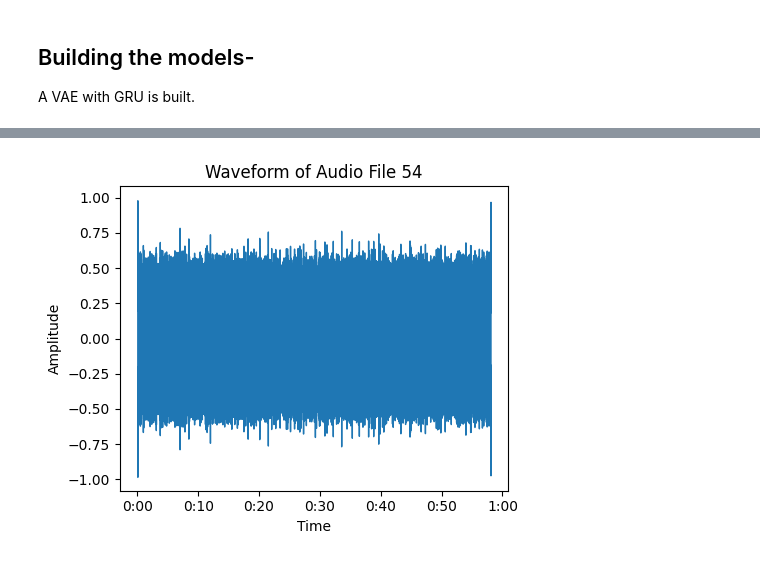
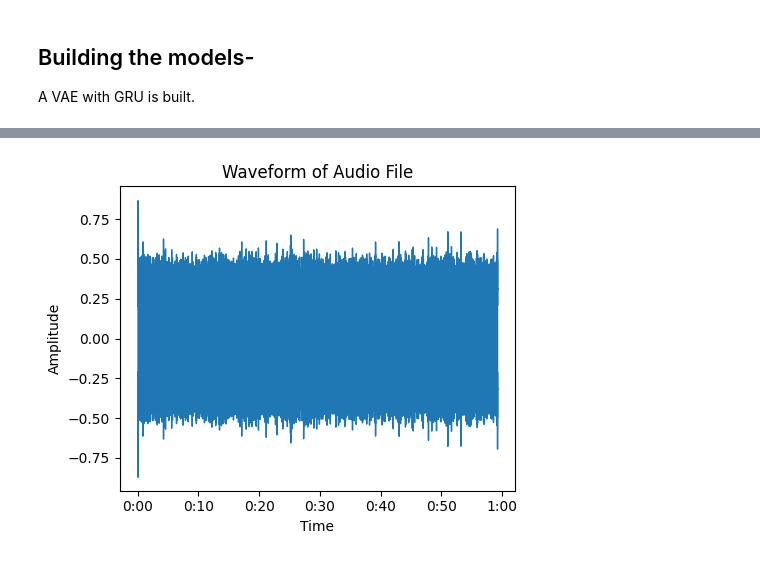
Before and after one commit to sriraj0926/Music-generation, a Jupyter notebook: Deep_Learning_Project.ipynb, the cells around one changed output, grey strips where cells are left out. Cells and saved outputs as stored; diff of their text form; code cells hidden in the pictures.

Commit message:
No progress with better inference

```diff
--- a/Deep_Learning_Project.ipynb
+++ b/Deep_Learning_Project.ipynb
@@ -164,6 +159,6 @@ normalised_spec = (spectrogram - spec_min) / (spec_max - spec_min)
 #normalised_spec = (normalised_spec * 2) - 1
 # %%
-seq_len = 200
+seq_len = 5096
 X = []
 y = []
 for i in range(sample_rate):
@@ -191,8 +187,6 @@ print(X.shape, y.shape)
 #print(X_train.shape)
 # %% [output]
 (63, 410158)
-# %%
-X, y = X.reshape(200, -1), y.reshape(200, -1)
 # %%
 train_size = 0.8
 train_end = int(len(X) * train_size)
@@ -314,18 +352,18 @@ torch.save(model.state_dict(),'/content/gdrive/MyDrive/kaggle/Models/GRUVAE_ver0
 import soundfile as sf
 
 inference = VariationalAutoEncoder(inp)
-inference.load_state_dict(torch.load('/content/gdrive/MyDrive/kaggle/Models/GRUVAE_ver02.pth'))
+inference.load_state_dict(torch.load('/content/gdrive/MyDrive/kaggle/Models/GRUVAE_ver05.pth'))
 inference.eval()
 
-latent_code = torch.rand(5000, 32)
+latent_code = torch.rand(6000, 1024)
 
 with torch.no_grad():
-    norm_generated_spec = model.decoder(latent_code)
+    norm_generated_spec = inference.decoder(latent_code)
+    del(inference)
     norm_generated_spec = np.array(norm_generated_spec.detach())
 
 norm_generated_spec = (norm_generated_spec + 1) * 0.5
 generated_spec = np.array((norm_generated_spec * (norm_generated_spec.max() - norm_generated_spec.min()))+ norm_generated_spec.min())
-
-generated_audio = librosa.feature.inverse.mel_to_audio(generated_spec.T, sr = sr, n_iter = 200)
-
-#sf.write('/content/gdrive/MyDrive/kaggle/GeneratedSamples/GRUVAE_ver02_samp01.mp3', generated_audio, sr)
+generated_spec = librosa.db_to_amplitude(generated_spec)
+# %%
+generated_audio = librosa.feature.inverse.mel_to_audio(generated_spec, sr = sr, n_iter = 32)
@@ -340,15 +380,15 @@ generated_audio = librosa.feature.inverse.mel_to_audio(generated_spec.T, sr = sr
 # %%
 
 
 plt.figure(figsize=(5, 4))
 librosa.display.waveshow(generated_audio, sr=sr)
-plt.title(f"Waveform of Audio File {i}")
+plt.title(f"Waveform of Audio File")
 plt.xlabel("Time")
 plt.ylabel("Amplitude")
 plt.tight_layout()
 plt.show()
 # %% [output]
-[figure, old version]
+[figure, new version]
 # %%
 #mel_spectrogram = librosa.feature.melspectrogram(y=music_data[i], sr=sample_rate[i])
 plt.figure(figsize=(5, 4))
```
Also changed, not shown: parts of 18 cells of this notebook.
